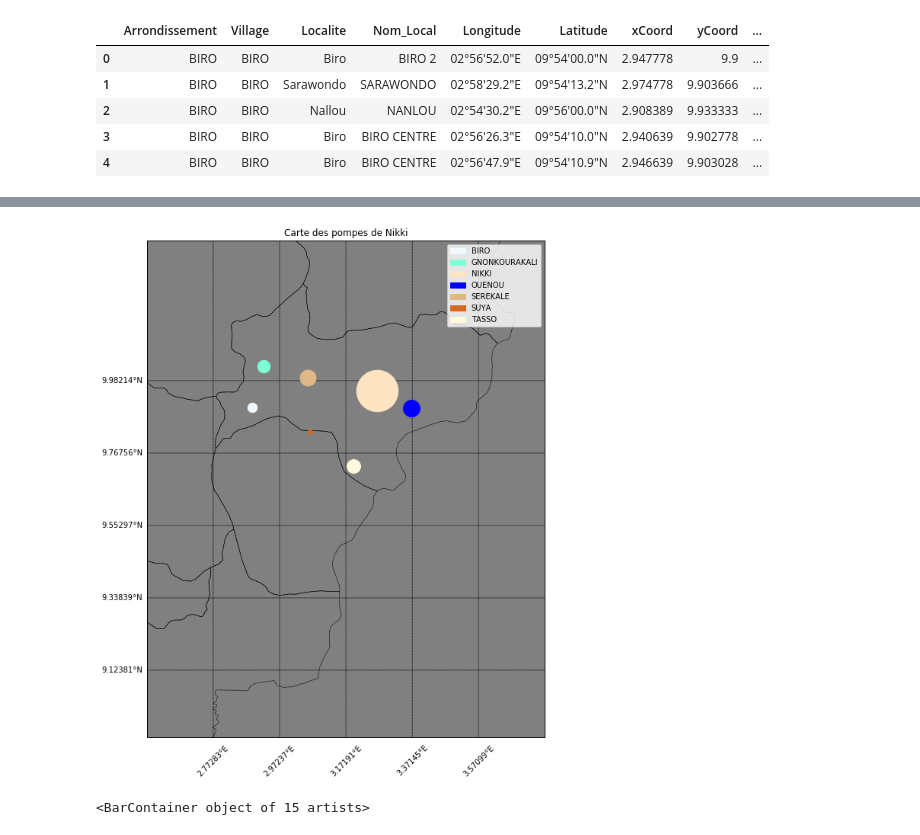
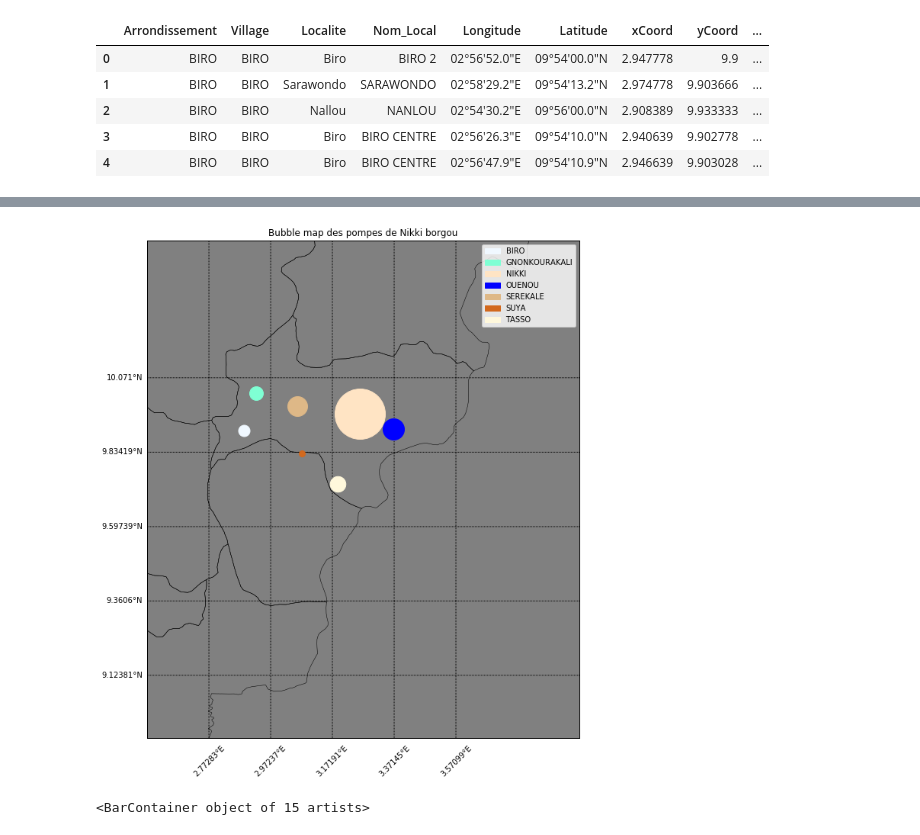
Before and after one commit to OANInternational/aguapp-ds, a Jupyter notebook: create_pump_map.ipynb, the cells around one changed output, grey strips where cells are left out. Saved outputs shown, nothing was run; the diff lists cells and outputs as text; code cells hidden in the pictures.

```diff
--- a/create_pump_map.ipynb
+++ b/create_pump_map.ipynb
@@ -179,3 +143,0 @@ import matplotlib.patches as mpatches
-# %%
-df_count=df_2019[['Arrondissement','Village']].groupby('Arrondissement',axis=0).count()
-colors = dict(mcolors.BASE_COLORS, **mcolors.CSS4_COLORS)
@@ -310,53 +259,11 @@ plt.show()
-# %%
-data=df_2019
-lat_begin=data['Latitude_decimals'].quantile(0.5)
-
-lat_min=data['Latitude_decimals'].min()
-lat_max=data['Latitude_decimals'].max()
-
-lon_min=data['Longitude_decimals'].min()
-lon_max=data['Longitude_decimals'].max()
-
-lon_begin=data['Longitude_decimals'].quantile(0.5)
-lats=np.array(data['Latitude_decimals'])
-lons=np.array(data['Longitude_decimals'])
-zoom_scale = 0
-
-# Setup the bounding box for the zoom and bounds of the map
-bbox = [np.min(lats)-zoom_scale,np.max(lats)+zoom_scale,\
-        np.min(lons)-zoom_scale,np.max(lons)+zoom_scale]
-
-plt.figure(figsize=(25,12))
-# Define the projection, scale, the corners of the map, and the resolution.
-m = Basemap(projection='merc',llcrnrlat=lat_min-0.2,urcrnrlat=lat_max+0.2,\
-            llcrnrlon=lon_min-0.2,urcrnrlon=lon_max,lat_ts=10,resolution='i')
-
-# Draw coastlines and fill continents and water with color
-m.drawcoastlines()
-m.fillcontinents(color='grey',lake_color='dodgerblue')
-
-# draw parallels, meridians, and color boundaries
-m.drawparallels(np.arange(bbox[0],bbox[1],(bbox[1]-bbox[0])/5),labels=[1,0,0,0])
-m.drawmeridians(np.arange(bbox[2],bbox[3],(bbox[3]-bbox[2])/5),labels=[0,0,0,1],rotation=45)
-m.drawmapboundary(fill_color='dodgerblue')
-m.readshapefile('gadm36_BEN_shp/gadm36_BEN_2','NAME_2')
-handlers =[]
-# build and plot coordinates onto map
-for arron in df_count.index.tolist():
-  data_arron=data[data['Arrondissement']==arron]
-  lats=np.array(data_arron['Latitude_decimals'].quantile(0.5))
-  lons=np.array(data_arron['Longitude_decimals'].quantile(0.5))
-  size=df_count.loc[arron,'Village']
-  x,y = m(lons,lats)
-  m.plot(x,y,'.',c=map_colors[arron],markersize=size)
-  handlers.append(mpatches.Patch(color=map_colors[arron], label=arron))
-
-plt.legend(handles=handlers)
-plt.title("Carte des pompes de Nikki")
-plt.savefig('carte_nombre_des_pompes_Nikki_borgou.png', format='png', dpi=500)
-plt.show()
-# %% [output]
-[figure, removed]
+# %%
+title="Bubble map des pompes de Nikki borgou"
+#zoom=4
+zoom=0.2
+
+drawbubblemap(df_2019,title,zoom,False)
+# %% [output]
+[figure, added]
 # %%
 plt.rcParams['figure.figsize'] = 20,10
 x=list(df_2019['rqtListe_Pompe.Modele_Pompe'].unique())
```
Also changed, not shown: parts of 42 cells of this notebook.
